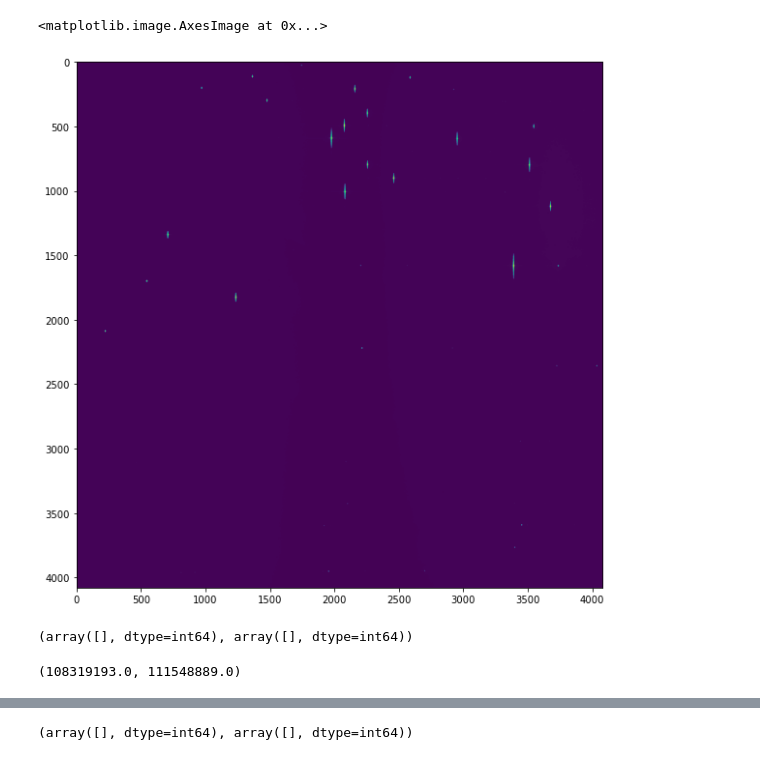
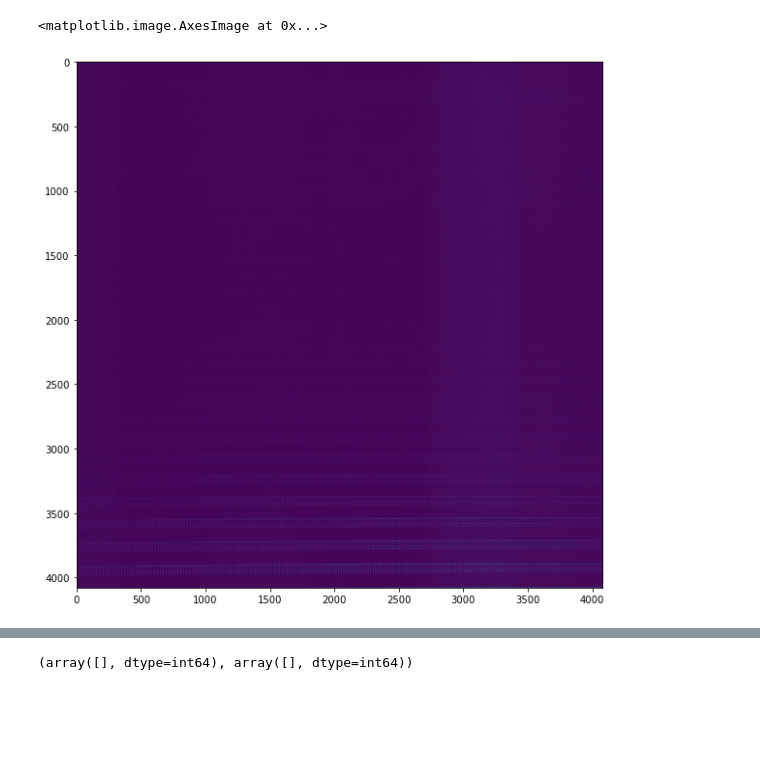
Before and after one commit to Keck-DataReductionPipelines/KPF-Pipeline, a Jupyter notebook: April 11 KPF L0 Object - Red 2 Amp.ipynb, the cells around one changed output, grey strips where cells are left out. Saved outputs shown, nothing was run; the diff lists cells and outputs as text; code cells hidden in the pictures; blank space fills up the shorter version.

```diff
--- a/April 11 KPF L0 Object - Red 2 Amp.ipynb
+++ b/April 11 KPF L0 Object - Red 2 Amp.ipynb
@@ -9,5 +49,7 @@ import glob
 # %%
-# image = '/Users/paminabby/Desktop/20220411_red/post-assembly/KPF_220411_230000_L0.fits'
-# image = fits.open(image)
-# plt.figure(figsize=(10,10))
-# plt.imshow(image['RED_CCD'].data,aspect='auto')
+test = fits.open('/Users/paminabby/Desktop/20220411_red/post-assembly/20220413/KPF_220413_225500_2D.fits')
+plt.figure(figsize=(10,10))
+plt.imshow(test['RED_CCD'].data)
+# %% [output]
+<matplotlib.image.AxesImage at 0x...>
+[figure, added]
@@ -18,15 +55,0 @@ import glob
-# %%
-test = fits.open('/Users/paminabby/Desktop/20220411_red/post-assembly/20220411/KPF_220411_215400.fits')
-plt.figure(figsize=(10,10))
-plt.imshow(test['RED_CCD'].data)
-# %% [output]
-<matplotlib.image.AxesImage at 0x...>
-[figure, removed]
-# %%
-np.where(test['RED_CCD'].data > (2**16))
-# %% [output]
-(array([], dtype=int64), array([], dtype=int64))
-# %%
-np.median(test['RED_AMP1'].data),np.median(test['RED_AMP2'].data)
-# %% [output]
-(108319193.0, 111548889.0)
```
Also changed, not shown: parts of 10 cells of this notebook, 2 other files.
